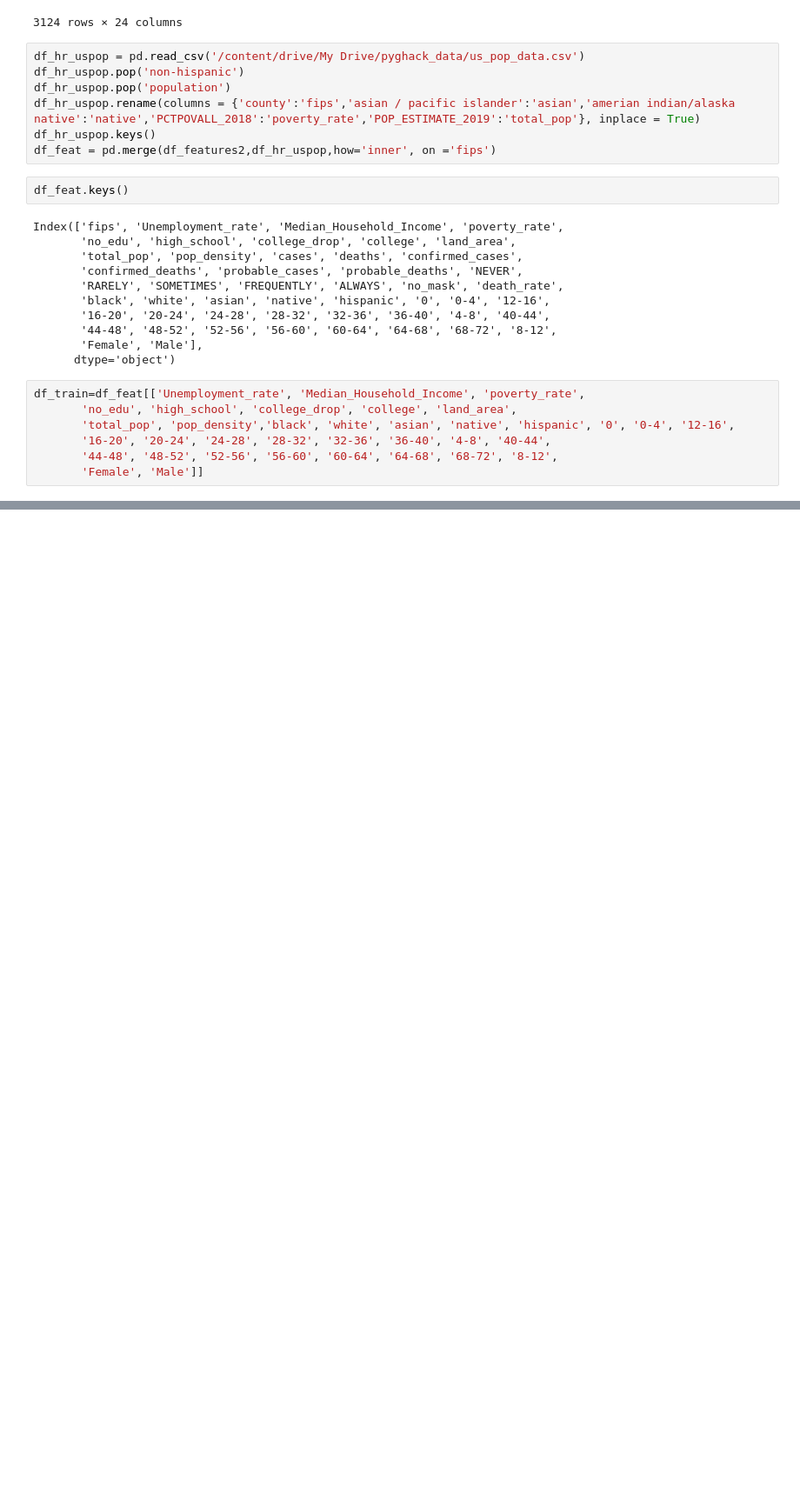
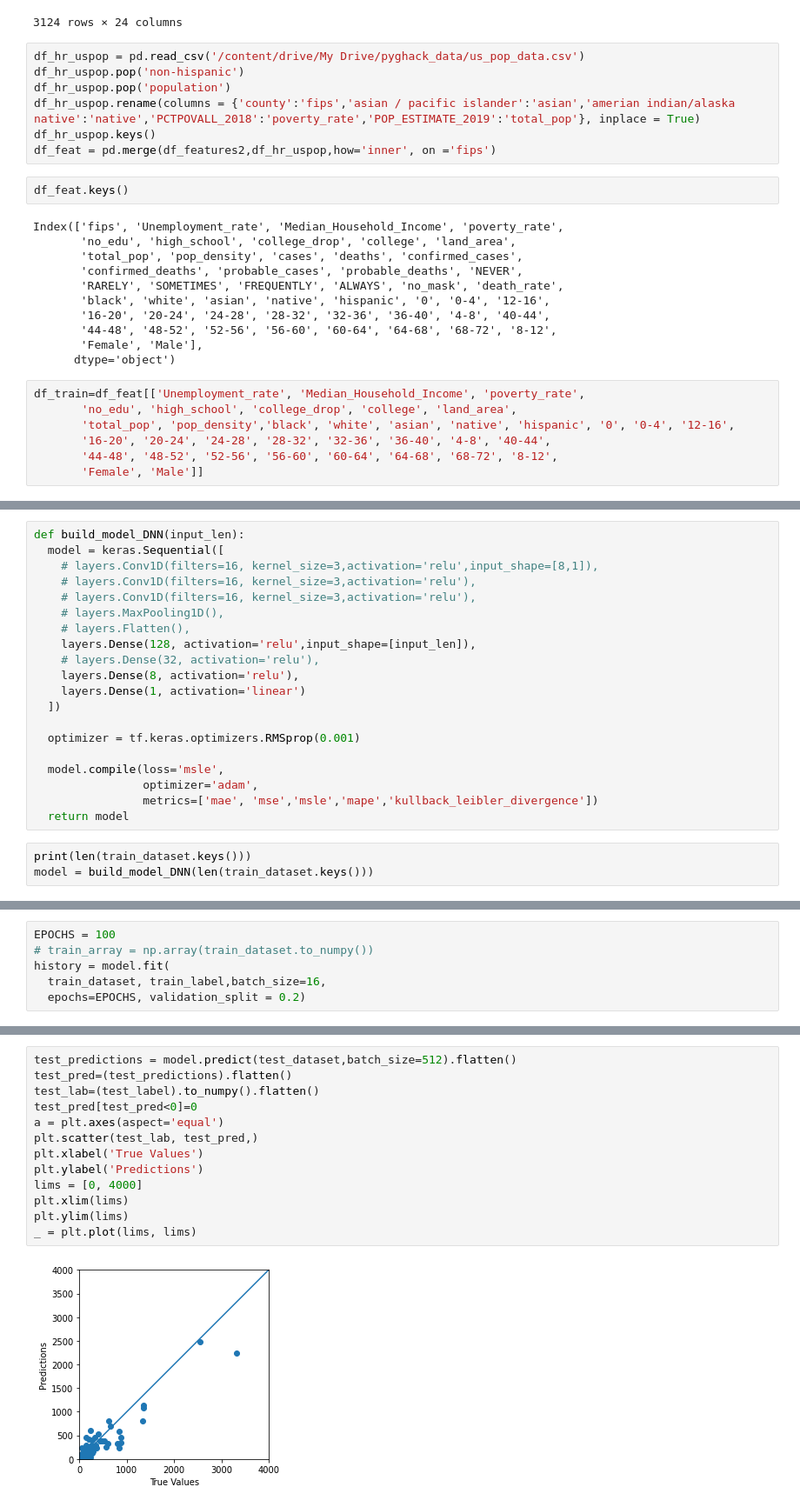
Before and after one commit to gabhijith/pyghack_covid19, a Jupyter notebook: scratch.ipynb, the cells around one changed output, grey strips where cells are left out. Shown: that part at 87% size. Cells and saved outputs as stored; diff of their text form; blank space fills up the shorter version.

Commit message:
added covid model

```diff
--- a/scratch.ipynb
+++ b/scratch.ipynb
@@ -140,0 +222,23 @@ df_train
+# %%
+def build_model_DNN(input_len):
+  model = keras.Sequential([
+    # layers.Conv1D(filters=16, kernel_size=3,activation='relu',input_shape=[8,1]),
+    # layers.Conv1D(filters=16, kernel_size=3,activation='relu'),
+    # layers.Conv1D(filters=16, kernel_size=3,activation='relu'),
+    # layers.MaxPooling1D(),
+    # layers.Flatten(),
+    layers.Dense(128, activation='relu',input_shape=[input_len]),
+    # layers.Dense(32, activation='relu'),
+    layers.Dense(8, activation='relu'),
+    layers.Dense(1, activation='linear')
+  ])
+
+  optimizer = tf.keras.optimizers.RMSprop(0.001)
+
+  model.compile(loss='msle',
+                optimizer='adam',
+                metrics=['mae', 'mse','msle','mape','kullback_leibler_divergence'])
+  return model
+# %%
+print(len(train_dataset.keys()))
+model = build_model_DNN(len(train_dataset.keys()))
@@ -140,0 +264,6 @@ df_train
+# %%
+EPOCHS = 100
+# train_array = np.array(train_dataset.to_numpy())
+history = model.fit(
+  train_dataset, train_label,batch_size=16,
+  epochs=EPOCHS, validation_split = 0.2)
@@ -140,0 +299,15 @@ df_train
+# %%
+test_predictions = model.predict(test_dataset,batch_size=512).flatten()
+test_pred=(test_predictions).flatten()
+test_lab=(test_label).to_numpy().flatten()
+test_pred[test_pred<0]=0
+a = plt.axes(aspect='equal')
+plt.scatter(test_lab, test_pred,)
+plt.xlabel('True Values')
+plt.ylabel('Predictions')
+lims = [0, 4000]
+plt.xlim(lims)
+plt.ylim(lims)
+_ = plt.plot(lims, lims)
+# %% [output]
+[figure, added]
```
Also changed, not shown: parts of 12 cells of this notebook.
